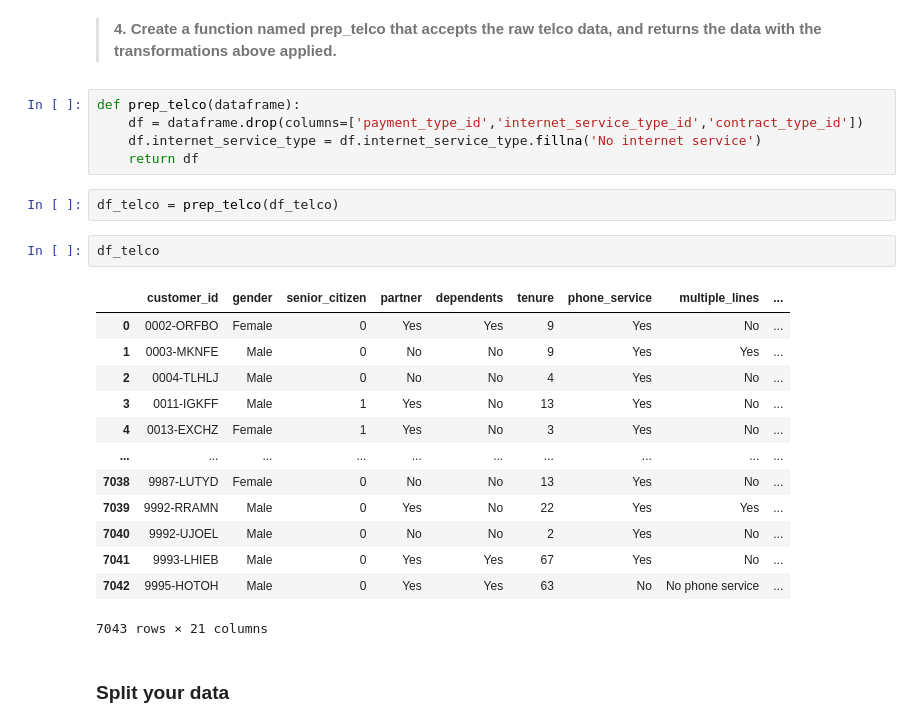
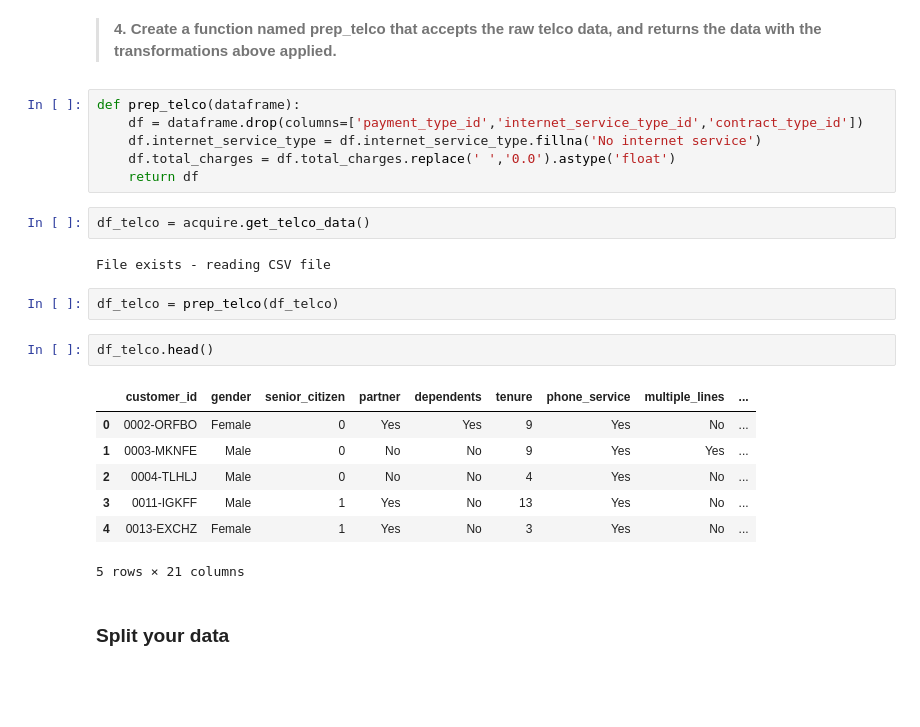
Before and after one commit to rabeka-branham/classification-exercises, a Jupyter notebook: prepare.ipynb, the cells around one changed output. Saved outputs shown, nothing was run; the diff lists cells and outputs as text; blank space fills up the shorter version.

```diff
--- a/prepare.ipynb
+++ b/prepare.ipynb
@@ -195,25 +280,24 @@ dtype: int64
 def prep_telco(dataframe):
     df = dataframe.drop(columns=['payment_type_id','internet_service_type_id','contract_type_id'])
     df.internet_service_type = df.internet_service_type.fillna('No internet service')
+    df.total_charges = df.total_charges.replace(' ','0.0').astype('float')
     return df
+# %%
+df_telco = acquire.get_telco_data()
+# %% [output]
+File exists - reading CSV file
 # %%
 df_telco = prep_telco(df_telco)
 # %%
-df_telco
+df_telco.head()
 # %% [output]
 |  | customer_id | gender | senior_citizen | partner | dependents | tenure | phone_service | multiple_lines | ... |
 | 0 | 0002-ORFBO | Female | 0 | Yes | Yes | 9 | Yes | No | ... |
 | 1 | 0003-MKNFE | Male | 0 | No | No | 9 | Yes | Yes | ... |
 | 2 | 0004-TLHLJ | Male | 0 | No | No | 4 | Yes | No | ... |
 | 3 | 0011-IGKFF | Male | 1 | Yes | No | 13 | Yes | No | ... |
 | 4 | 0013-EXCHZ | Female | 1 | Yes | No | 3 | Yes | No | ... |
-| ... | ... | ... | ... | ... | ... | ... | ... | ... | ... |
-| 7038 | 9987-LUTYD | Female | 0 | No | No | 13 | Yes | No | ... |
-| 7039 | 9992-RRAMN | Male | 0 | Yes | No | 22 | Yes | Yes | ... |
-| 7040 | 9992-UJOEL | Male | 0 | No | No | 2 | Yes | No | ... |
-| 7041 | 9993-LHIEB | Male | 0 | Yes | Yes | 67 | Yes | No | ... |
-| 7042 | 9995-HOTOH | Male | 0 | Yes | Yes | 63 | No | No phone service | ... |
-7043 rows × 21 columns
+5 rows × 21 columns
 # %% [markdown]
 ### Split your data
 # %% [markdown]
```
Also changed, not shown: parts of 26 cells of this notebook.
